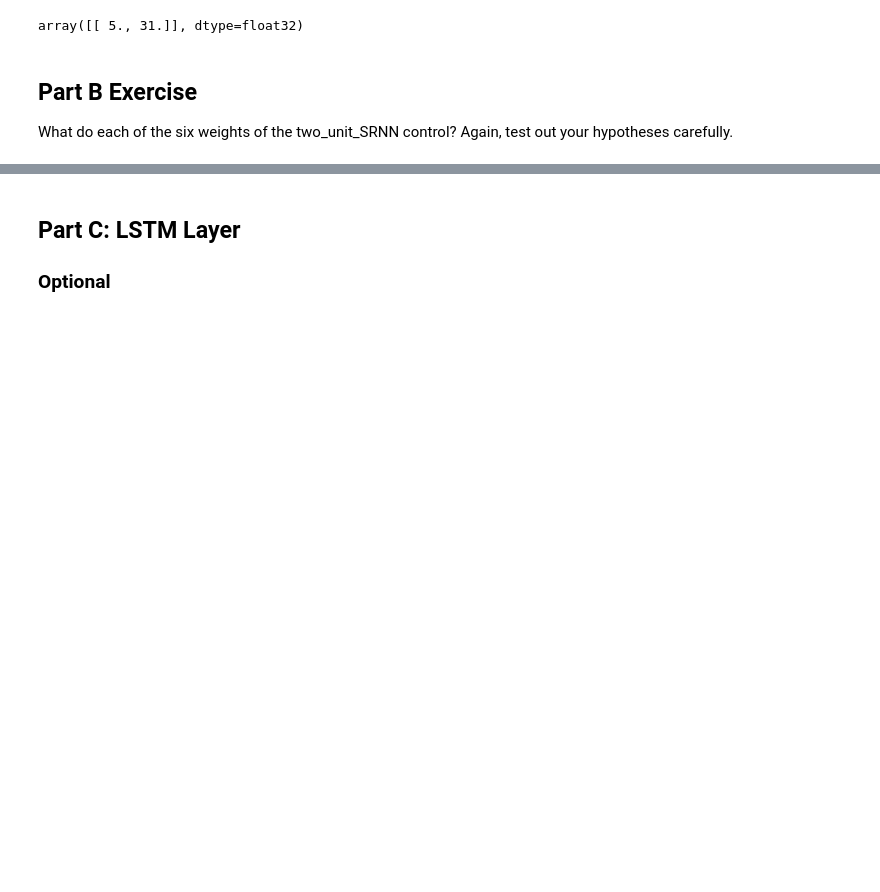
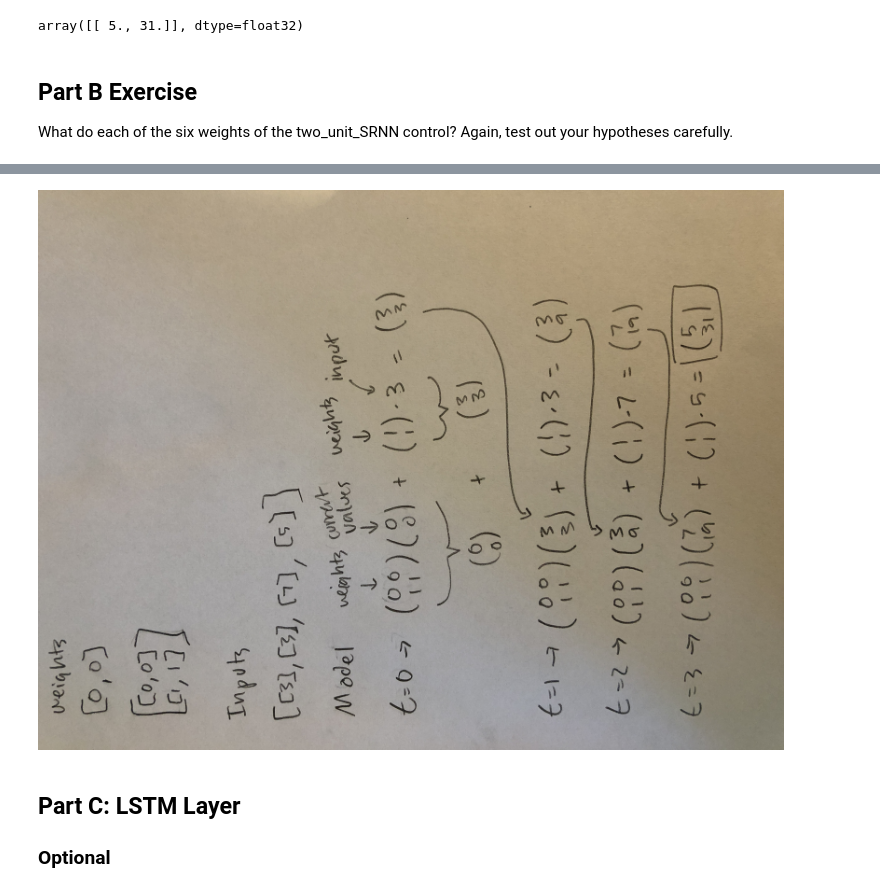
Before and after one commit to pauburk/Nueva-CS, a Jupyter notebook: neural_nets/rnns/rnns_tutorial.ipynb, the cells around one changed output, grey strips where cells are left out. Saved outputs shown, nothing was run; the diff lists cells and outputs as text; code cells hidden in the pictures; blank space fills up the shorter version.

```diff
--- a/neural_nets/rnns/rnns_tutorial.ipynb
+++ b/neural_nets/rnns/rnns_tutorial.ipynb
@@ -196,3 +312,8 @@ array([[0., 0.]], dtype=float32)
+# %%
+# the same thing but on paper
+Image(filename='img2.JPG')
+# %% [output]
+[figure, added]
 # %% [markdown]
 ## Part C: LSTM Layer
 ### Optional
```
Also changed, not shown: parts of 10 cells of this notebook, 1 other file.
